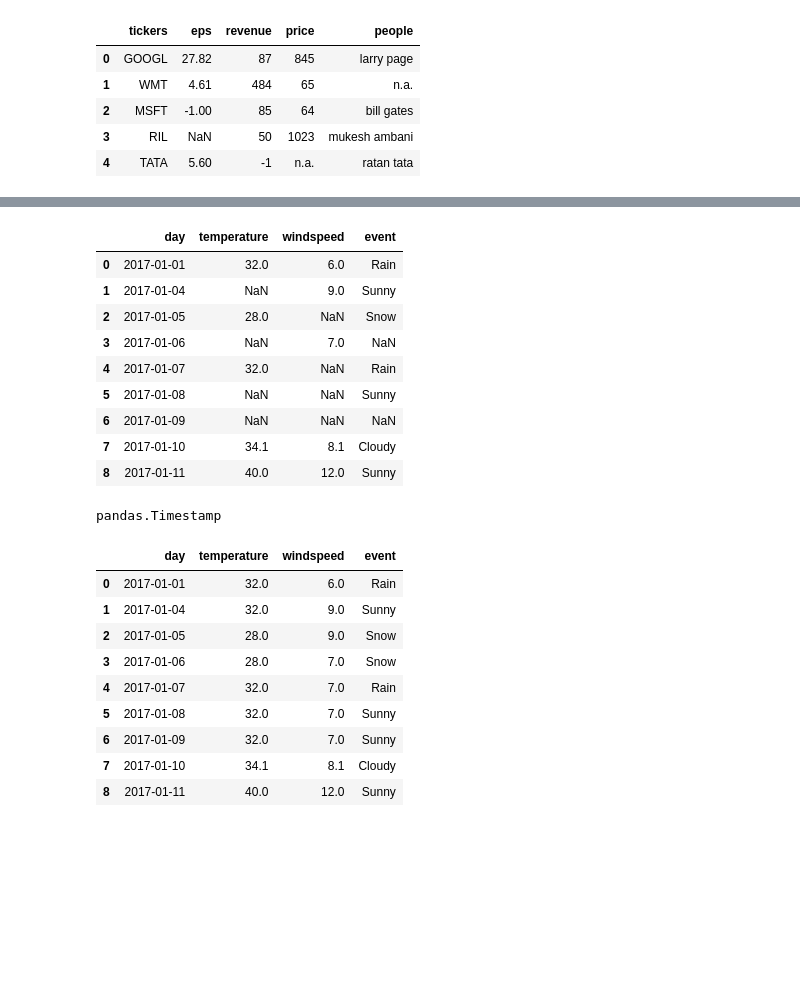
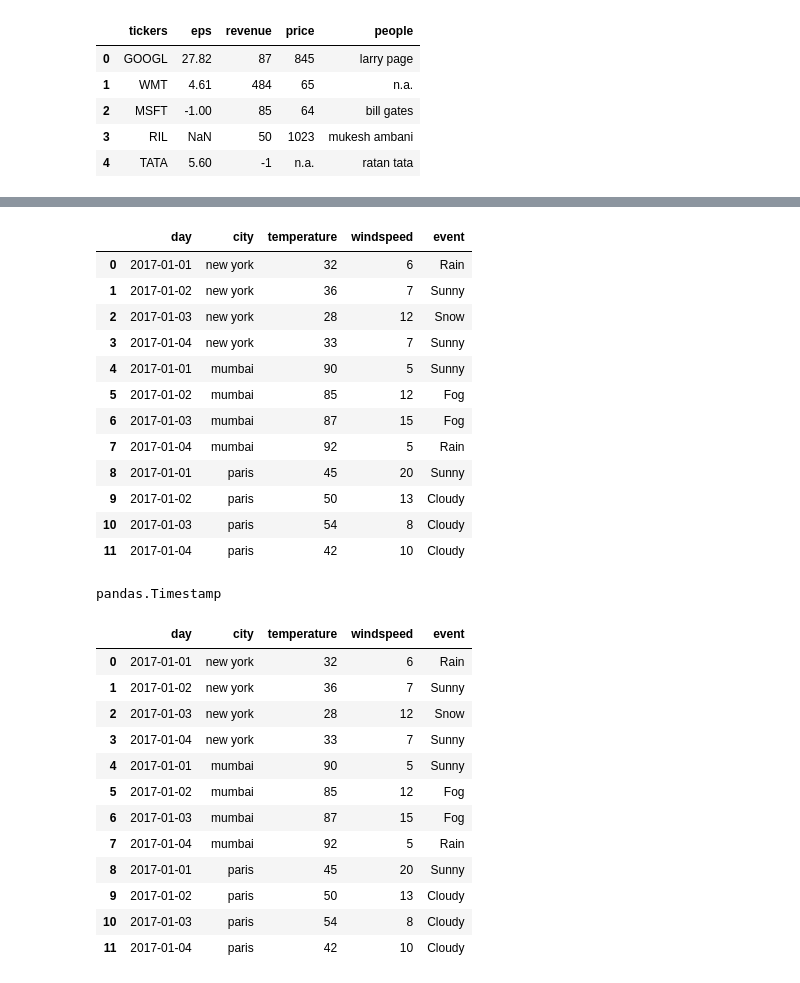
Before and after one commit to PRANAV-ADITYA/Data-Engineering-Journey, a Jupyter notebook: Python-Journey/Practice_Pandas.ipynb, the cells around one changed output, grey strips where cells are left out. Cells and saved outputs as stored; diff of their text form; code cells hidden in the pictures; blank space fills up the shorter version.

```diff
--- a/Python-Journey/Practice_Pandas.ipynb
+++ b/Python-Journey/Practice_Pandas.ipynb
@@ -293,19 +288,22 @@ df_financials
 | 35 | RRR | Bollywood | 2022 | 8.0 | DVV Entertainment | 5.50 | 12.0 | Billions | INR | Telugu |
 | 36 | Baahubali: The Beginning | Bollywood | 2015 | 8.0 | Arka Media Works | 1.80 | 6.5 | Billions | INR | Telugu |
 # %%
-df3 = pd.read_csv('/Users/pranavaditya/Desktop/Data-Engineering-Journey/weather_data.csv',parse_dates = ['day'])
+df3 = pd.read_csv('/Users/pranavaditya/Desktop/Data-Engineering-Journey/weather_by_cities.csv',parse_dates = ['day'])
 df3
 # %% [output]
-|  | day | temperature | windspeed | event |
-| 0 | 2017-01-01 | 32.0 | 6.0 | Rain |
-| 1 | 2017-01-04 | NaN | 9.0 | Sunny |
-| 2 | 2017-01-05 | 28.0 | NaN | Snow |
-| 3 | 2017-01-06 | NaN | 7.0 | NaN |
-| 4 | 2017-01-07 | 32.0 | NaN | Rain |
-| 5 | 2017-01-08 | NaN | NaN | Sunny |
-| 6 | 2017-01-09 | NaN | NaN | NaN |
-| 7 | 2017-01-10 | 34.1 | 8.1 | Cloudy |
-| 8 | 2017-01-11 | 40.0 | 12.0 | Sunny |
+|  | day | city | temperature | windspeed | event |
+| 0 | 2017-01-01 | new york | 32 | 6 | Rain |
+| 1 | 2017-01-02 | new york | 36 | 7 | Sunny |
+| 2 | 2017-01-03 | new york | 28 | 12 | Snow |
+| 3 | 2017-01-04 | new york | 33 | 7 | Sunny |
+| 4 | 2017-01-01 | mumbai | 90 | 5 | Sunny |
+| 5 | 2017-01-02 | mumbai | 85 | 12 | Fog |
+| 6 | 2017-01-03 | mumbai | 87 | 15 | Fog |
+| 7 | 2017-01-04 | mumbai | 92 | 5 | Rain |
+| 8 | 2017-01-01 | paris | 45 | 20 | Sunny |
+| 9 | 2017-01-02 | paris | 50 | 13 | Cloudy |
+| 10 | 2017-01-03 | paris | 54 | 8 | Cloudy |
+| 11 | 2017-01-04 | paris | 42 | 10 | Cloudy |
 # %%
 type(df3.day[0])
 # %% [output]
@@ -313,16 +311,19 @@ pandas.Timestamp
 # %%
 df3.ffill()
 # %% [output]
-|  | day | temperature | windspeed | event |
-| 0 | 2017-01-01 | 32.0 | 6.0 | Rain |
-| 1 | 2017-01-04 | 32.0 | 9.0 | Sunny |
-| 2 | 2017-01-05 | 28.0 | 9.0 | Snow |
-| 3 | 2017-01-06 | 28.0 | 7.0 | Snow |
-| 4 | 2017-01-07 | 32.0 | 7.0 | Rain |
-| 5 | 2017-01-08 | 32.0 | 7.0 | Sunny |
-| 6 | 2017-01-09 | 32.0 | 7.0 | Sunny |
-| 7 | 2017-01-10 | 34.1 | 8.1 | Cloudy |
-| 8 | 2017-01-11 | 40.0 | 12.0 | Sunny |
+|  | day | city | temperature | windspeed | event |
+| 0 | 2017-01-01 | new york | 32 | 6 | Rain |
+| 1 | 2017-01-02 | new york | 36 | 7 | Sunny |
+| 2 | 2017-01-03 | new york | 28 | 12 | Snow |
+| 3 | 2017-01-04 | new york | 33 | 7 | Sunny |
+| 4 | 2017-01-01 | mumbai | 90 | 5 | Sunny |
+| 5 | 2017-01-02 | mumbai | 85 | 12 | Fog |
+| 6 | 2017-01-03 | mumbai | 87 | 15 | Fog |
+| 7 | 2017-01-04 | mumbai | 92 | 5 | Rain |
+| 8 | 2017-01-01 | paris | 45 | 20 | Sunny |
+| 9 | 2017-01-02 | paris | 50 | 13 | Cloudy |
+| 10 | 2017-01-03 | paris | 54 | 8 | Cloudy |
+| 11 | 2017-01-04 | paris | 42 | 10 | Cloudy |
 # %%
 df3.bfill()
 # %% [output]
```
Also changed, not shown: parts of 16 cells of this notebook, 8 other files.
